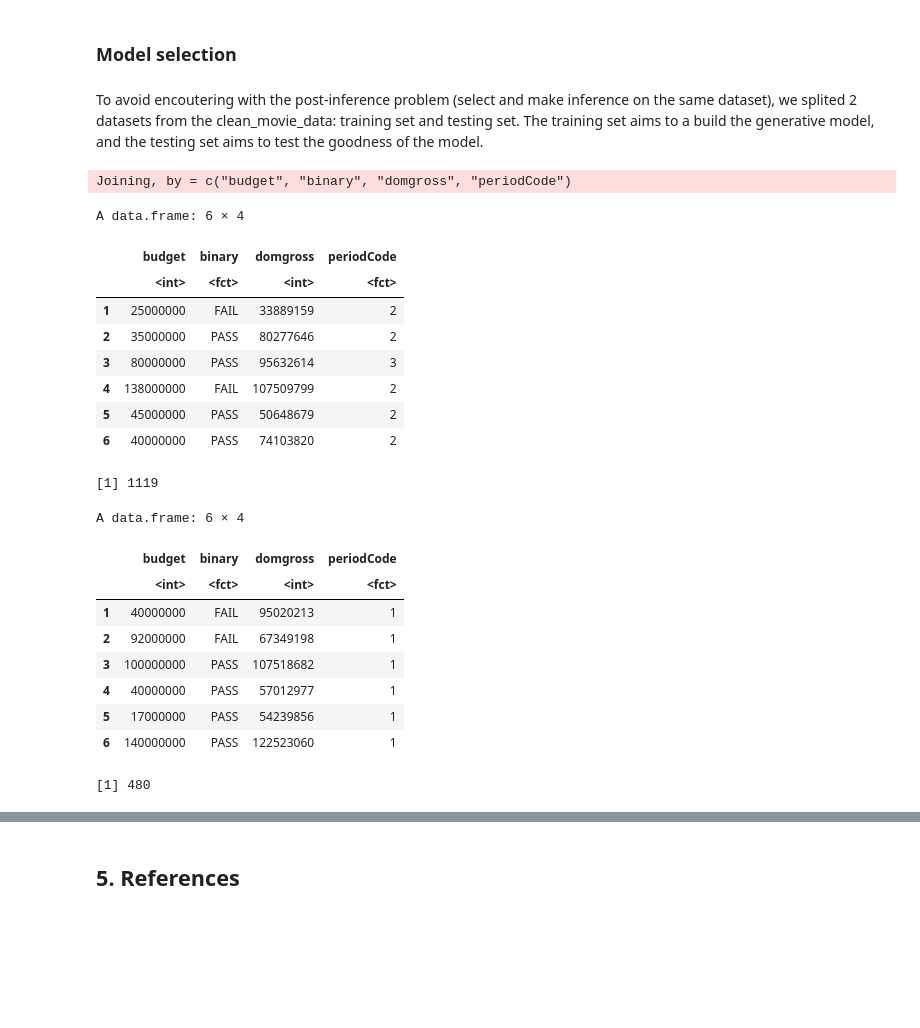
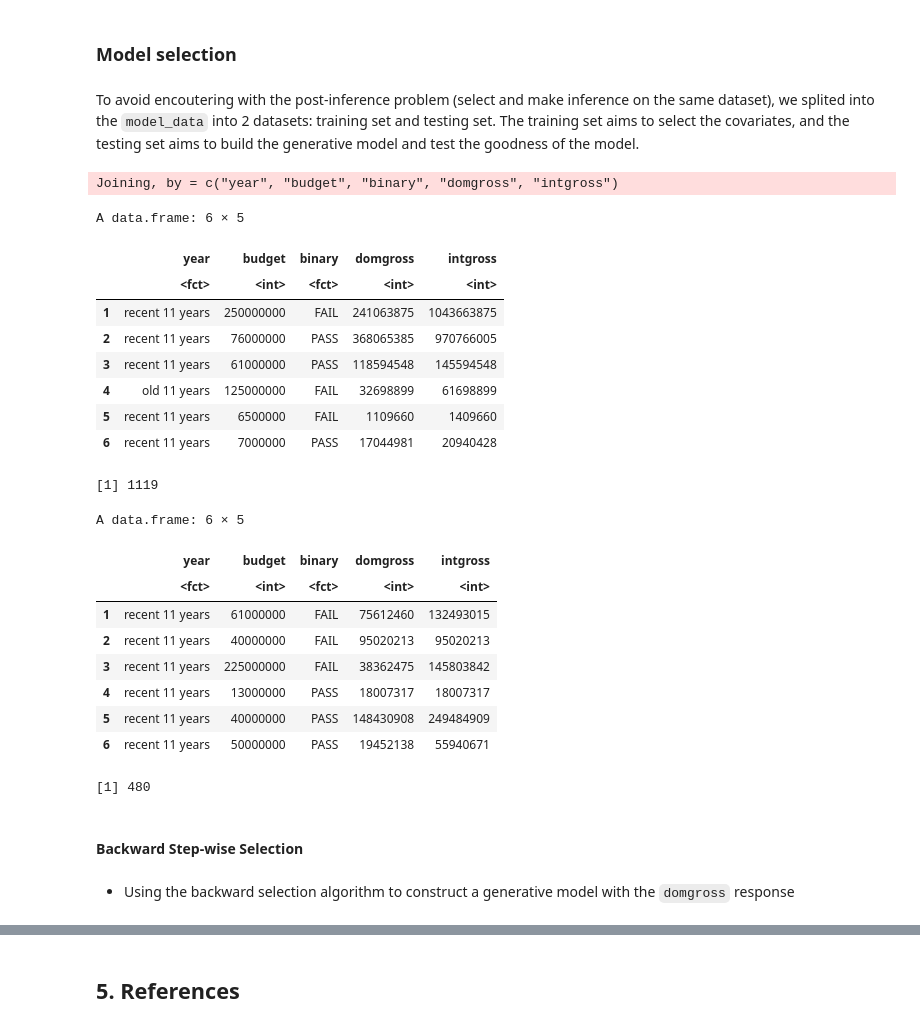
Before and after one commit to Wills-Hao/Film-Profit-Factors-R, a Jupyter notebook: FinalReport.ipynb, the cells around one changed output, grey strips where cells are left out. Saved outputs shown, nothing was run; the diff lists cells and outputs as text; code cells hidden in the pictures; blank space fills up the shorter version.

```diff
--- a/FinalReport.ipynb
+++ b/FinalReport.ipynb
@@ -63,7 +89,7 @@ clean_movie_data <- movie_data %>%
                            intgross = as.integer(intgross),
                            decadeCode = decade.code,
                            periodCode = period.code) %>%
-                    filter(!is.na(year&budget&domgross&intgross&periodCode&decadeCode)) %>% #skip the null values
+                    na.omit() %>% #skip the null values
                     mutate(tot_gross = domgross + intgross) %>%
                     select(year,imdb,budget,binary,domgross,intgross,periodCode,decadeCode)
 head(clean_movie_data)
@@ -292,0 +288,20 @@ budget binary   year
+# %%
+
+year_recent_11 <- clean_movie_data %>%
+               filter(year >= 2002) %>% # 2013-2002 = 11
+               mutate(year = "recent 11 years")
+# tail(year_recent_11)
+
+year_old_11 <- clean_movie_data %>%
+               filter(year <= 2001) %>%      # 2001-1990 = 11
+               mutate(year = "old 11 years")
+# head(year_old_11)
+
+model_data <- rbind(year_recent_11, year_old_11) %>%
+              select(- imdb, - periodCode, - decadeCode) %>%
+              mutate(binary = as.factor(binary),
+                     year = as.factor(year))
+
+
+head(model_data)
+tail(model_data)
@@ -293,47 +327,42 @@ budget binary   year
 # %% [markdown]
 ### Model selection
 # %% [markdown]
-To avoid encoutering with the post-inference problem (select and make inference on the same dataset), we splited 2 datasets from the clean_movie_data: training set and testing set. The training set aims to a build the generative model, and the testing set aims to test the goodness of the model.
+To avoid encoutering with the post-inference problem (select and make inference on the same dataset), we splited into the `model_data` into 2 datasets: training set and testing set. The training set aims to select the covariates, and the testing set aims to build the generative model and test the goodness of the model.
 # %%
-selected_movie_data <- clean_movie_data %>%
-                    select(budget, binary, domgross, periodCode) %>%
-                    mutate(periodCode = as.factor(periodCode),
-                           binary = as.factor(binary))
+set.seed(222)
 
-set.seed(003)
-
-training_set <- sample_n(selected_movie_data, size = nrow(clean_movie_data) * 0.70,
+training_set <- sample_n(model_data, size = nrow(model_data) * 0.70,
   replace = FALSE
 )
 
-testing_set <- anti_join(selected_movie_data,
+testing_set <- anti_join(model_data,
   training_set
 )
 
 head(training_set)
 nrow(training_set)
 
 head(testing_set)
 nrow(testing_set)
 # %% [output]
-Joining, by = c("budget", "binary", "domgross", "periodCode")
+Joining, by = c("year", "budget", "binary", "domgross", "intgross")
-A data.frame: 6 × 4
+A data.frame: 6 × 5
-|  | budget | binary | domgross | periodCode |
-|  | <int> | <fct> | <int> | <fct> |
-| 1 | 25000000 | FAIL | 33889159 | 2 |
-| 2 | 35000000 | PASS | 80277646 | 2 |
-| 3 | 80000000 | PASS | 95632614 | 3 |
-| 4 | 138000000 | FAIL | 107509799 | 2 |
-| 5 | 45000000 | PASS | 50648679 | 2 |
-| 6 | 40000000 | PASS | 74103820 | 2 |
+|  | year | budget | binary | domgross | intgross |
+|  | <fct> | <int> | <fct> | <int> | <int> |
+| 1 | recent 11 years | 250000000 | FAIL | 241063875 | 1043663875 |
+| 2 | recent 11 years | 76000000 | PASS | 368065385 | 970766005 |
+| 3 | recent 11 years | 61000000 | PASS | 118594548 | 145594548 |
+| 4 | old 11 years | 125000000 | FAIL | 32698899 | 61698899 |
+| 5 | recent 11 years | 6500000 | FAIL | 1109660 | 1409660 |
+| 6 | recent 11 years | 7000000 | PASS | 17044981 | 20940428 |
 [1] 1119
-A data.frame: 6 × 4
+A data.frame: 6 × 5
-|  | budget | binary | domgross | periodCode |
-|  | <int> | <fct> | <int> | <fct> |
-| 1 | 40000000 | FAIL | 95020213 | 1 |
-| 2 | 92000000 | FAIL | 67349198 | 1 |
-| 3 | 100000000 | PASS | 107518682 | 1 |
-| 4 | 40000000 | PASS | 57012977 | 1 |
-| 5 | 17000000 | PASS | 54239856 | 1 |
-| 6 | 140000000 | PASS | 122523060 | 1 |
+|  | year | budget | binary | domgross | intgross |
+|  | <fct> | <int> | <fct> | <int> | <int> |
+| 1 | recent 11 years | 61000000 | FAIL | 75612460 | 132493015 |
+| 2 | recent 11 years | 40000000 | FAIL | 95020213 | 95020213 |
+| 3 | recent 11 years | 225000000 | FAIL | 38362475 | 145803842 |
+| 4 | recent 11 years | 13000000 | PASS | 18007317 | 18007317 |
+| 5 | recent 11 years | 40000000 | PASS | 148430908 | 249484909 |
+| 6 | recent 11 years | 50000000 | PASS | 19452138 | 55940671 |
 [1] 480
@@ -340,3 +384,7 @@ A data.frame: 6 × 4
+# %% [markdown]
+#### Backward Step-wise Selection
+# %% [markdown]
+* Using the backward selection algorithm to construct a generative model with the `domgross` response
 # %%
 movie_selection <- regsubsets(
   x = domgross ~ .,
```
Also changed, not shown: parts of 26 cells of this notebook.
